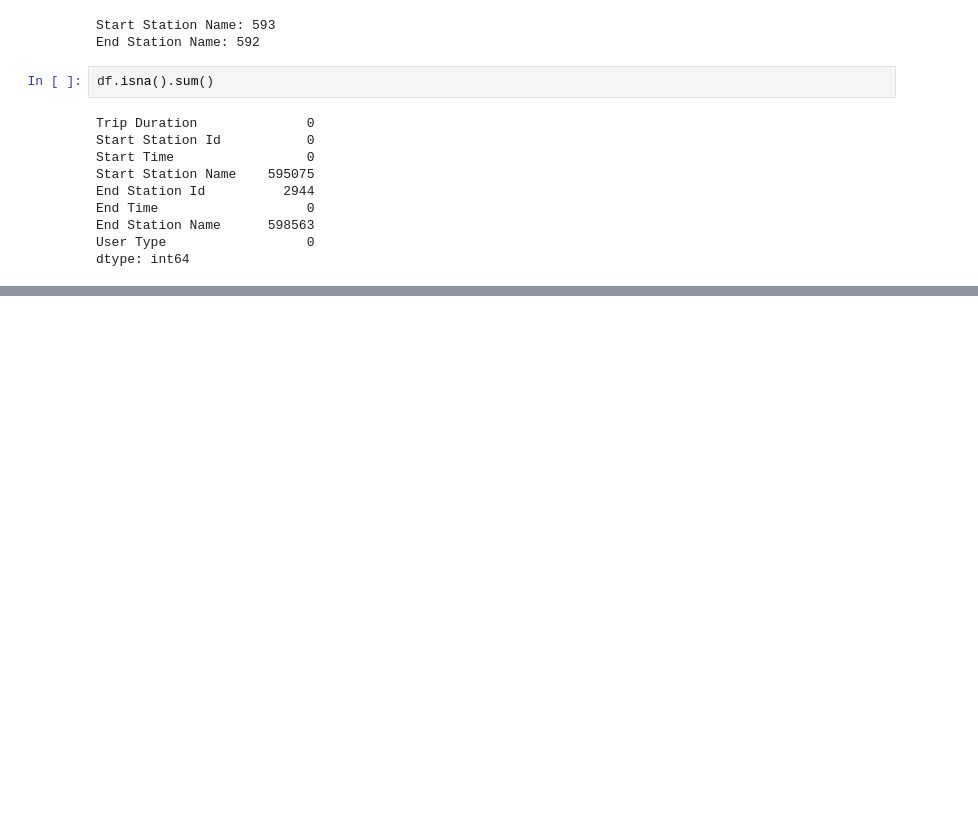
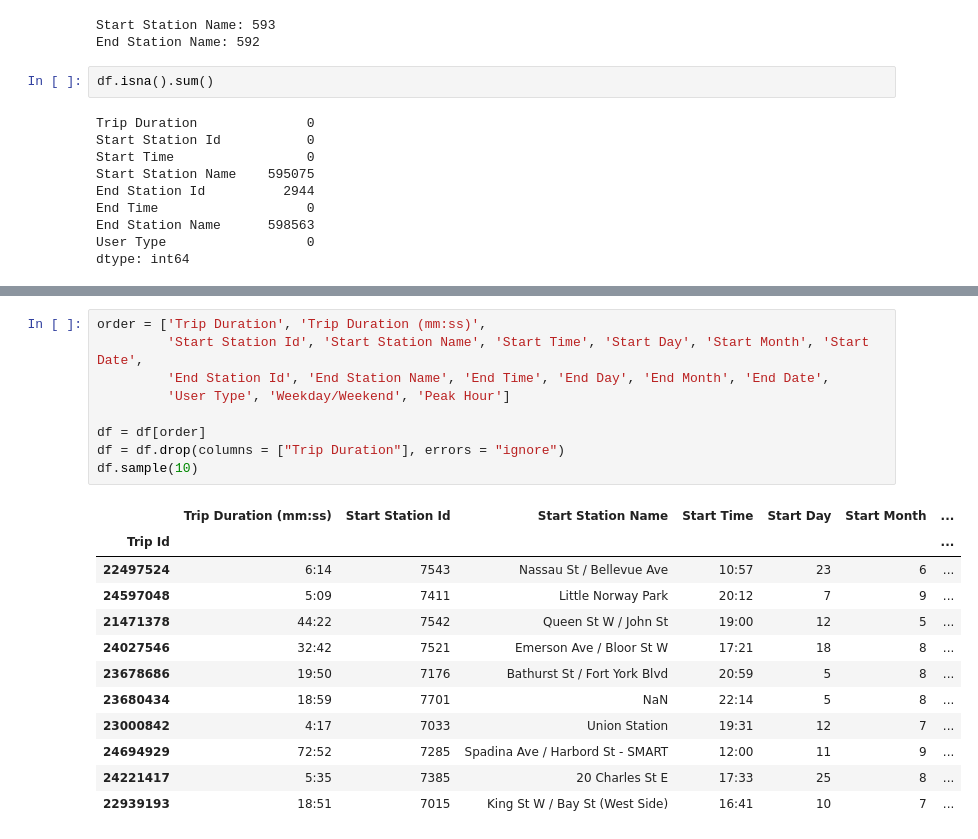
Before and after one commit to ziadharmanani/INF1340-Ridership-Analysis, a Jupyter notebook: rideshare_cleaning.ipynb, the cells around one changed output, grey strips where cells are left out. Drawn from its saved outputs; the diff is of its cells as text; blank space fills up the shorter version.

```diff
--- a/rideshare_cleaning.ipynb
+++ b/rideshare_cleaning.ipynb
@@ -178,0 +279,22 @@ df.sample(10)
+# %%
+order = ['Trip Duration', 'Trip Duration (mm:ss)',
+         'Start Station Id', 'Start Station Name', 'Start Time', 'Start Day', 'Start Month', 'Start Date',
+         'End Station Id', 'End Station Name', 'End Time', 'End Day', 'End Month', 'End Date',
+         'User Type', 'Weekday/Weekend', 'Peak Hour']
+
+df = df[order]
+df = df.drop(columns = ["Trip Duration"], errors = "ignore")
+df.sample(10)
+# %% [output]
+|  | Trip Duration (mm:ss) | Start Station Id | Start Station Name | Start Time | Start Day | Start Month | ... |
+| Trip Id |  |  |  |  |  |  | ... |
+| 22497524 | 6:14 | 7543 | Nassau St / Bellevue Ave | 10:57 | 23 | 6 | ... |
+| 24597048 | 5:09 | 7411 | Little Norway Park | 20:12 | 7 | 9 | ... |
+| 21471378 | 44:22 | 7542 | Queen St W / John St | 19:00 | 12 | 5 | ... |
+| 24027546 | 32:42 | 7521 | Emerson Ave / Bloor St W | 17:21 | 18 | 8 | ... |
+| 23678686 | 19:50 | 7176 | Bathurst St / Fort York Blvd | 20:59 | 5 | 8 | ... |
+| 23680434 | 18:59 | 7701 | NaN | 22:14 | 5 | 8 | ... |
+| 23000842 | 4:17 | 7033 | Union Station | 19:31 | 12 | 7 | ... |
+| 24694929 | 72:52 | 7285 | Spadina Ave / Harbord St - SMART | 12:00 | 11 | 9 | ... |
+| 24221417 | 5:35 | 7385 | 20 Charles St E | 17:33 | 25 | 8 | ... |
+| 22939193 | 18:51 | 7015 | King St W / Bay St (West Side) | 16:41 | 10 | 7 | ... |
```
Also changed, not shown: parts of 10 cells of this notebook.
